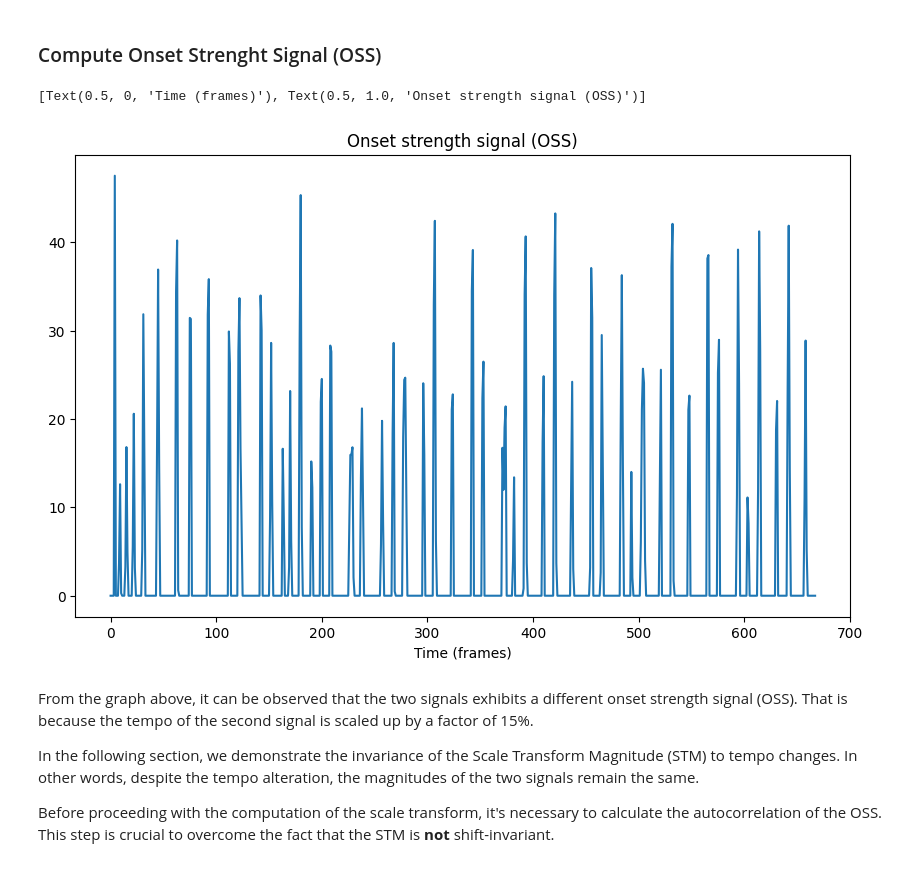
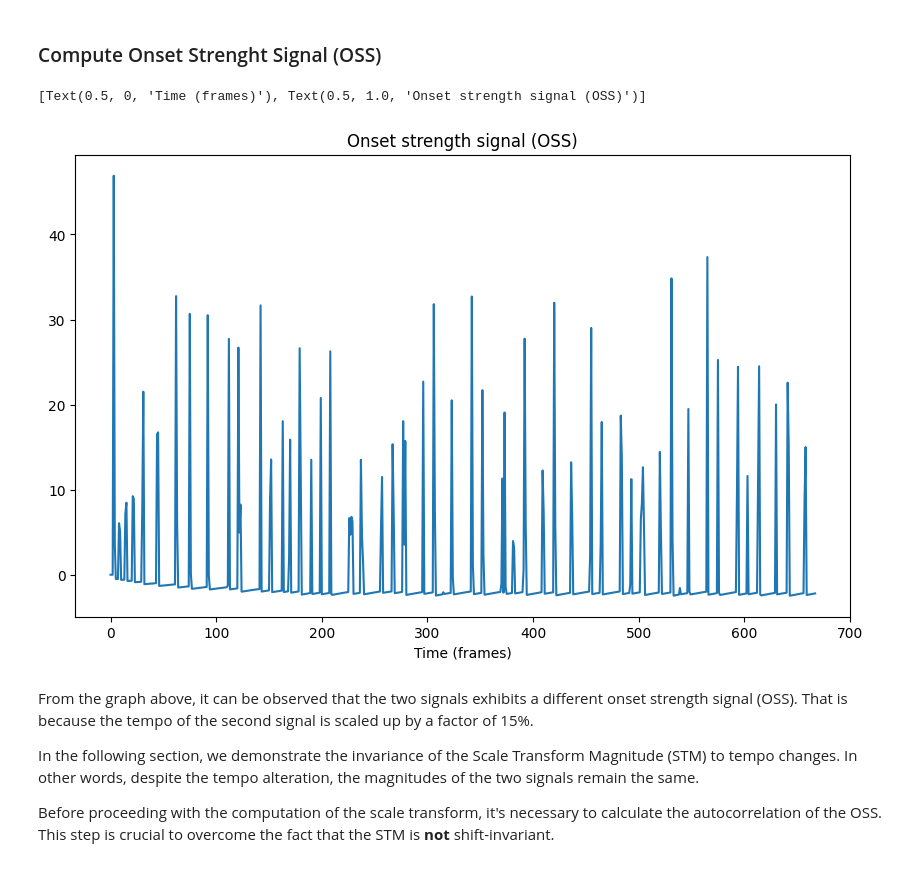
Before and after one commit to Masetto96/rhythmic-pattern-analysis, a Jupyter notebook: computation_demo.ipynb, the cells around one changed output. Cells and saved outputs as stored; diff of their text form; code cells hidden in the pictures.

```diff
--- a/computation_demo.ipynb
+++ b/computation_demo.ipynb
@@ -65,17 +67,14 @@ ax.set(title="Power Log Mel Spectrogram")
 # %% [markdown]
 ### Compute Onset Strenght Signal (OSS)
 # %%
-# oss = librosa.onset.onset_strength(y=y, sr=sr, n_mels=50, win_length=window_size, hop_length=hop_size,aggregate=np.median, detrend=True)
-# oss_scaled = librosa.onset.onset_strength(y=y_scaled, sr=sr, n_mels=50, win_length=window_size, hop_length=hop_size, aggregate=np.median, detrend=True)
-
-oss = librosa.onset.onset_strength(S=mel, sr=sr, lag=2, aggregate=np.median)
+oss = librosa.onset.onset_strength(S=mel, sr=sr, aggregate=np.median, detrend=True)
 
 fig, ax = plt.subplots(figsize=(10, 6))
 ax.plot(oss)
 ax.set(xlabel="Time (frames)", title="Onset strength signal (OSS)")
 # %% [output]
 [Text(0.5, 0, 'Time (frames)'), Text(0.5, 1.0, 'Onset strength signal (OSS)')]
-[figure, old version]
+[figure, new version]
 # %% [markdown]
 From the graph above, it can be observed that the two signals exhibits a different onset strength signal (OSS). That is because the tempo of the second signal is scaled up by a factor of 15%.
 
```
Also changed, not shown: parts of 3 cells of this notebook, 8 other files.
